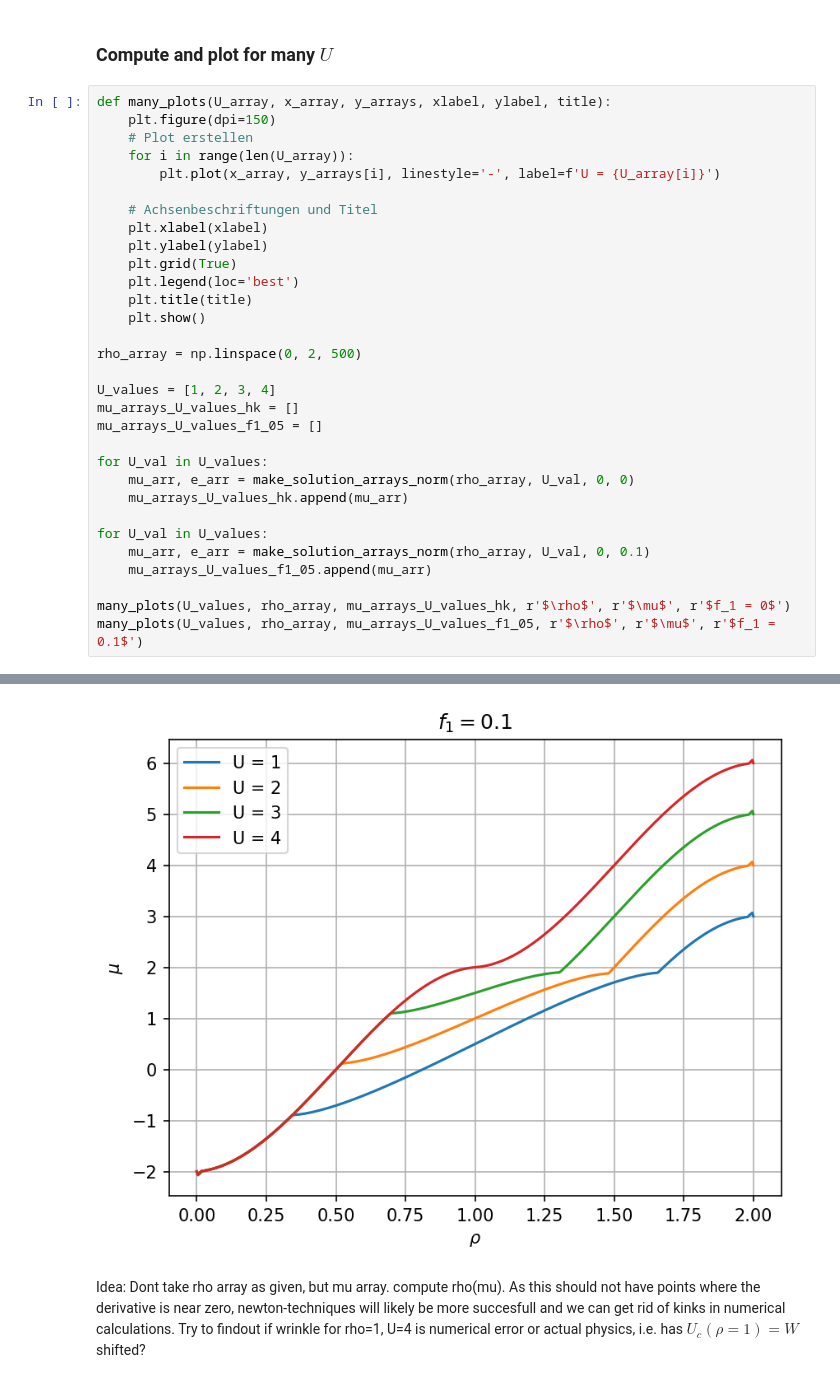
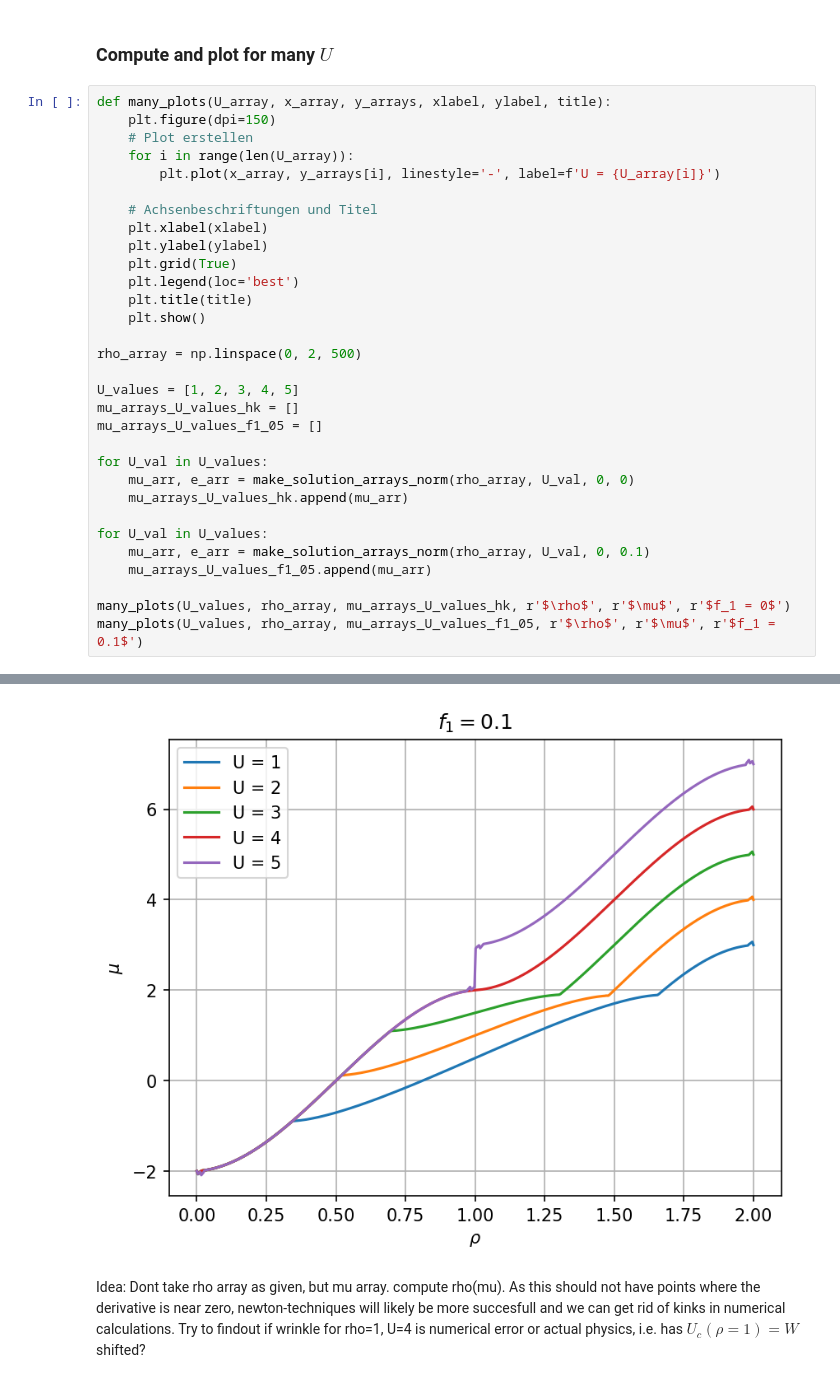
Before and after one commit to janjhch/bachelorthesis, a Jupyter notebook: meanfield/landau_f1.ipynb, the cells around one changed output, grey strips where cells are left out. Drawn from its saved outputs; the diff is of its cells as text.

```diff
--- a/meanfield/landau_f1.ipynb
+++ b/meanfield/landau_f1.ipynb
@@ -171,7 +171,7 @@ def many_plots(U_array, x_array, y_arrays, xlabel, ylabel, title):
 
 rho_array = np.linspace(0, 2, 500)
 
-U_values = [1, 2, 3, 4]
+U_values = [1, 2, 3, 4, 5]
 mu_arrays_U_values_hk = []
 mu_arrays_U_values_f1_05 = []
 
@@ -190,4 +190,4 @@ many_plots(U_values, rho_array, mu_arrays_U_values_f1_05, r'$\rho$', r'$\mu$', r
-[figure, old version]
+[figure, new version]
 # %% [markdown]
 Idea: Dont take rho array as given, but mu array. compute rho(mu). As this should not have points where the derivative is near zero, newton-techniques will likely be more succesfull and we can get rid of kinks in numerical calculations. Try to findout if wrinkle for rho=1, U=4 is numerical error or actual physics, i.e. has $U_c(\rho = 1) = W$ shifted?
 # %%
```
Also changed, not shown: parts of 1 cell of this notebook.
